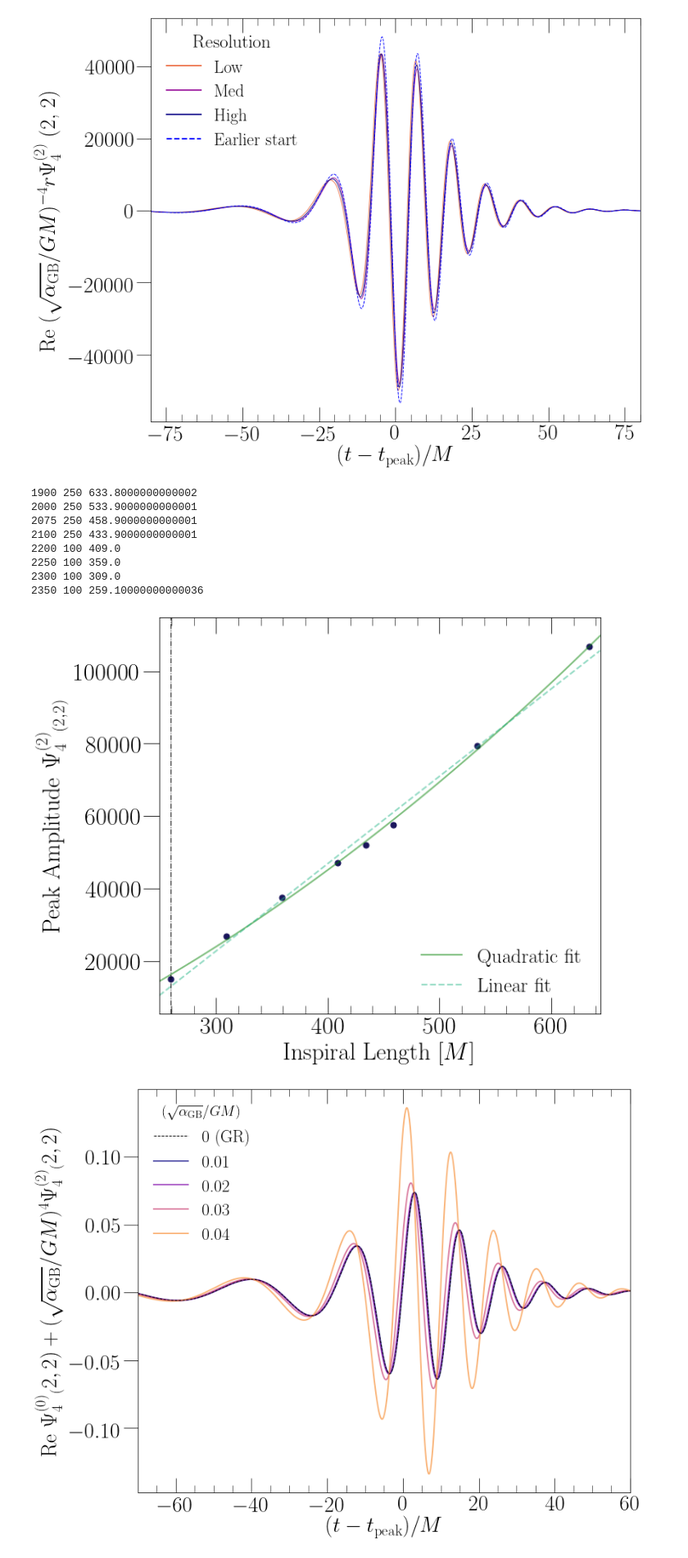
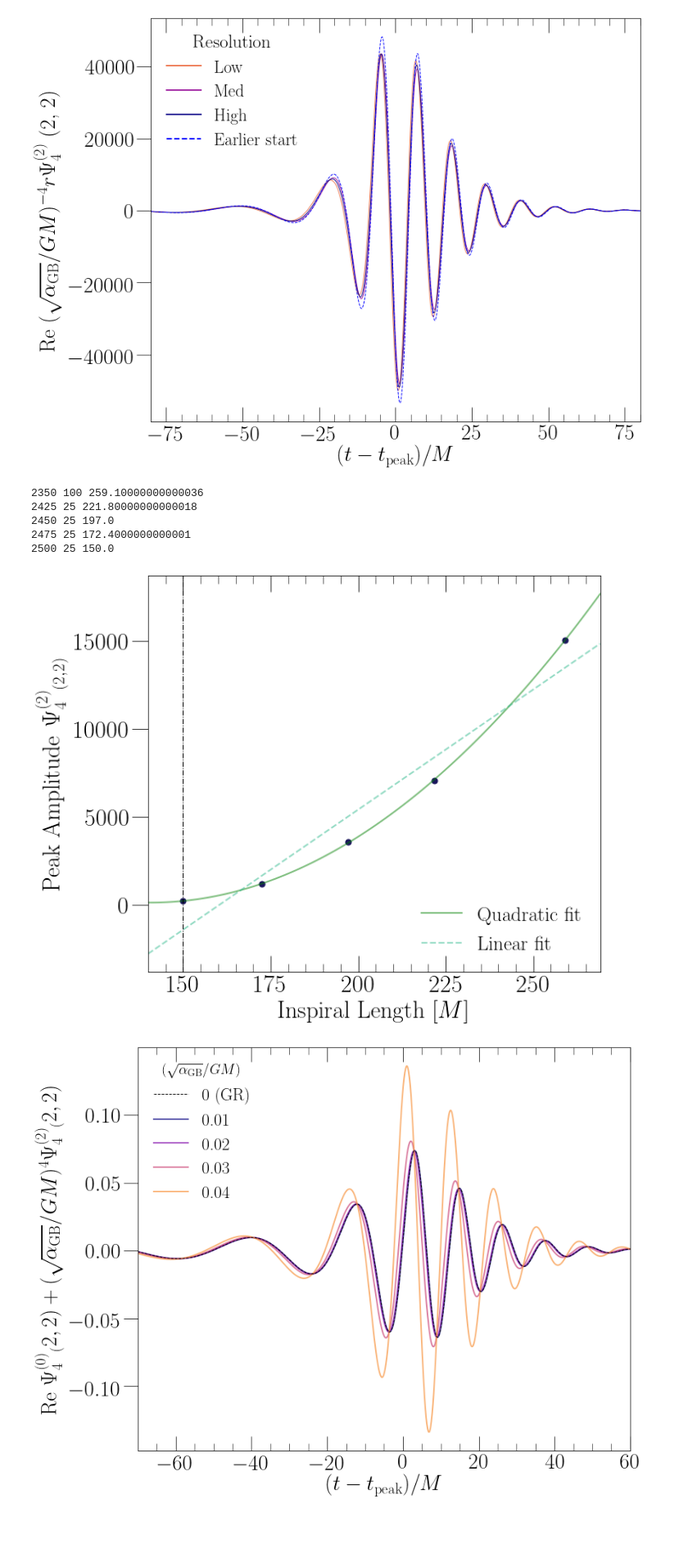
Before and after one commit to mariaokounkova/EDGB, a Jupyter notebook: GW150914/EDGB_GW.ipynb, the cells around one changed output. Shown at 82% size. Saved outputs shown, nothing was run; the diff lists cells and outputs as text; code cells hidden in the pictures; blank space fills up the shorter version.

```diff
--- a/GW150914/EDGB_GW.ipynb
+++ b/GW150914/EDGB_GW.ipynb
@@ -443,12 +440,13 @@ LIGOBucketPlot()
 def PeakAmplitudesPlot():
 
 
-    #start_arr = [1900, 2000, 2075, 2100]
-    #ramp_arr = [250, 250, 250, 250]
-    start_arr = [1900, 2000, 2075, 2100, 2200, 2250, 2300, 2350]
-    ramp_arr = [250, 250, 250, 250, 100, 100, 100, 100]
-    #start_arr = [2200, 2250, 2300, 2350]
-    #ramp_arr = [100, 100, 100, 100]
+    ## All runs
+    start_arr = [1900, 2000, 2075, 2100, 2200, 2250, 2300, 2350, 2425, 2450, 2475, 2500]
+    ramp_arr = [250, 250, 250, 250, 100, 100, 100, 100, 25, 25, 25, 25]
+
+    ## Ignore far-out runs
+    start_arr = [2350, 2425, 2450, 2475, 2500]
+    ramp_arr = [100, 25, 25, 25, 25]
     figname = 'PeakAmplitude'
     figsize=(10,8)
 
@@ -490,41 +488,38 @@ def PeakAmplitudesPlot():
 
     ## Fit a quadratic
 
     lengths = lengths[::-1]
     peak_amplitudes = peak_amplitudes[::-1]
     #peak_amplitudes = peak_amplitudes[-5:]
     fit_lengths = np.linspace(lengths[0] - 10, lengths[-1] + 10, 100)
 
     z = np.polyfit(lengths, peak_amplitudes, 2)
     p = np.poly1d(z)
     plt.plot(fit_lengths, p(fit_lengths), ls='-', color='green',label='Quadratic fit',alpha=0.5, lw=2.0)
 
     z = np.polyfit(lengths, peak_amplitudes, 1)
     p = np.poly1d(z)
     plt.plot(fit_lengths, p(fit_lengths), ls='--', color='#2ab88b',label='Linear fit',alpha=0.5, lw=2.0)
 
     plt.scatter(lengths, peak_amplitudes, marker='.', s=200, color='#1a155c')
 
     plt.axvline(lengths[0], color='black', ls='-.', lw=1.0)
     ax.set_xlabel('Inspiral Length $[M]$', fontsize=30)
     ax.set_ylabel('Peak Amplitude $\Psi_4^{(2)} {}_{(2,2)}$', fontsize=30)
     plt.xlim(fit_lengths[0], fit_lengths[-1])
     plt.legend(frameon=False, fontsize=25)
     plt.tight_layout()
     plt.savefig(figname + '.pdf')
     plt.show()
 
 PeakAmplitudesPlot()
 # %% [output]
-1900 250 633.8000000000002
-2000 250 533.9000000000001
-2075 250 458.9000000000001
-2100 250 433.9000000000001
-2200 100 409.0
-2250 100 359.0
-2300 100 309.0
 2350 100 259.10000000000036
+2425 25 221.80000000000018
+2450 25 197.0
+2475 25 172.4000000000001
+2500 25 150.0
-[figure, old version]
+[figure, new version]
 # %%
 ## GR and EDGB together
 
```
Also changed, not shown: parts of 1 cell of this notebook.
